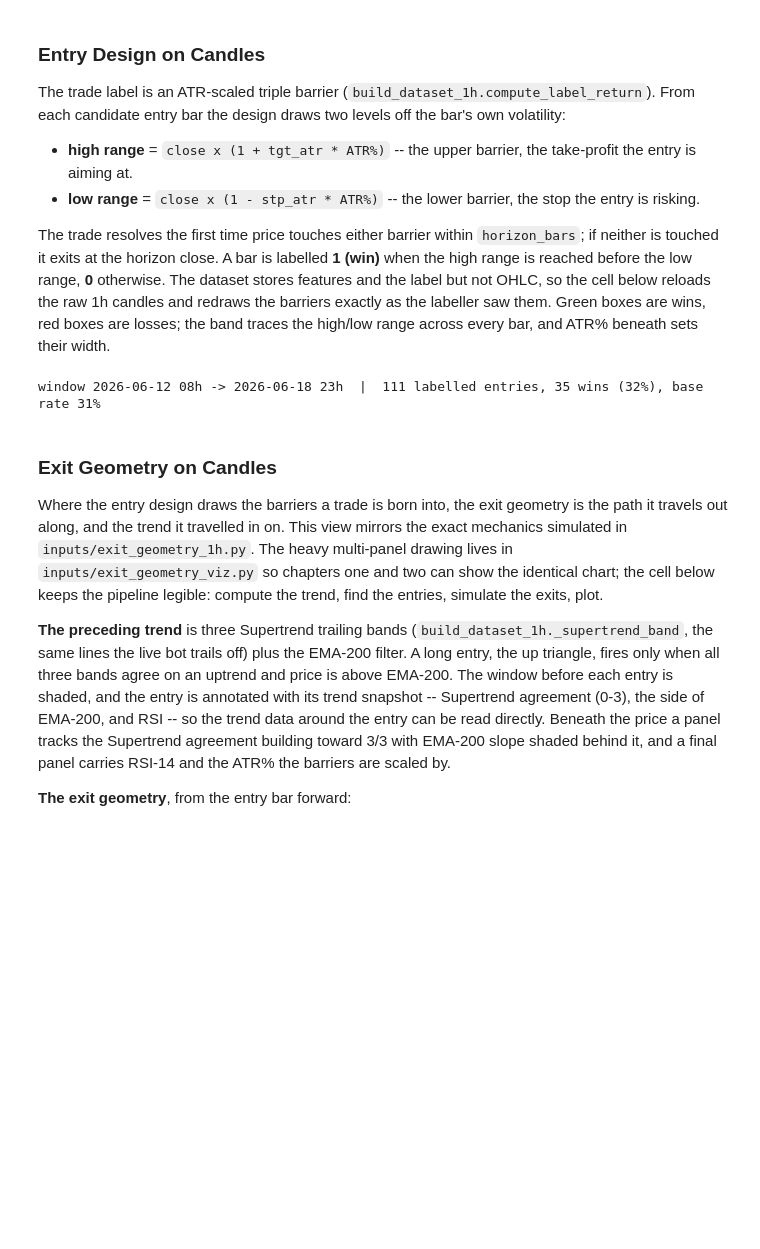
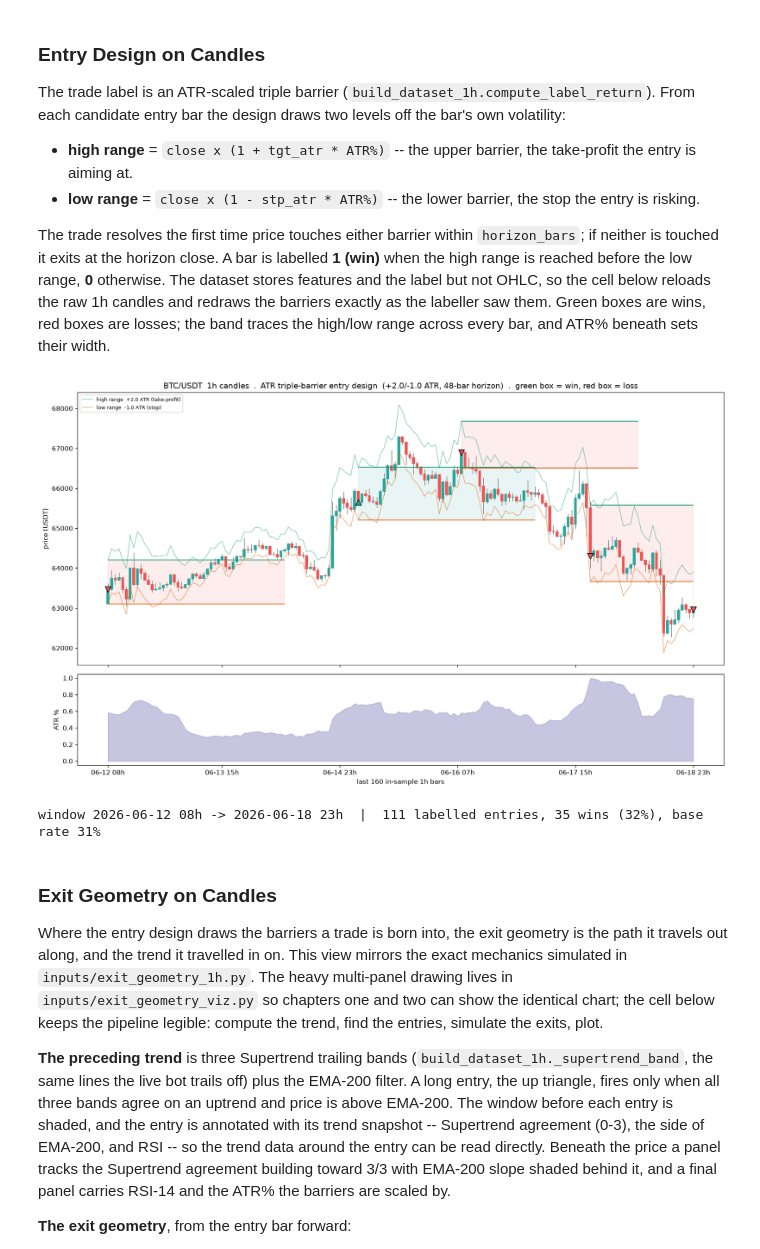
Before and after one commit to seamusrobertmurphy/swing-trader, a Jupyter notebook: 03-trader-execution/03-trader-execution.ipynb, the cells around one changed output. Drawn from its saved outputs; the diff is of its cells as text; code cells hidden in the pictures; blank space fills up the shorter version.

```diff
--- a/03-trader-execution/03-trader-execution.ipynb
+++ b/03-trader-execution/03-trader-execution.ipynb
@@ -608,34 +797,35 @@ if df is not None:
         for k in np.linspace(0, len(ent) - 1, min(N_ENTRIES, len(ent))).astype(int):
             t = ent[k]; c = win["close"].iloc[t]
             tgt, stp = win["hi_range"].iloc[t], win["lo_range"].iloc[t]
             won = win["label"].iloc[t] == 1
             wdt = min(lab["horizon_bars"], len(win) - 1 - t)               # box width = horizon, clipped
             col = "#26a69a" if won else "#ef5350"
             ax1.add_patch(plt.Rectangle((t, stp), wdt, tgt - stp, alpha=0.10, color=col, zorder=0))
             ax1.hlines(tgt, t, t + wdt, color="#1b9e77", lw=1.3, zorder=3)
             ax1.hlines(stp, t, t + wdt, color="#d95f02", lw=1.3, zorder=3)
             ax1.scatter([t], [c], marker="^" if won else "v", s=80, color=col, edgecolor="k", zorder=4)
         ax1.set_title(f"{ENTRY_SYMBOL}  1h candles  .  ATR triple-barrier entry design  "
                       f"(+{lab['tgt_atr']}/-{lab['stp_atr']} ATR, {lab['horizon_bars']}-bar horizon)  "
                       f".  green box = win, red box = loss")
         ax1.set_ylabel("price (USDT)"); ax1.legend(loc="upper left", fontsize=8)
         ax2.fill_between(x, 0, atr.iloc[start:end + 1].values * 100, color="#7570b3", alpha=0.4)
         ax2.set_ylabel("ATR %")
         ticks = np.linspace(0, len(win) - 1, 6).astype(int)
         ax2.set_xticks(ticks)
         ax2.set_xticklabels([f"{win['datetime'].iloc[i]:%m-%d %Hh}" for i in ticks])
         ax2.set_xlabel(f"last {len(win)} in-sample 1h bars")
         fig.tight_layout()
         (OUTPUTS / "PNG").mkdir(parents=True, exist_ok=True)
         fig.savefig(OUTPUTS / "PNG" / "3-entry-design-candles.png", dpi=150)
-        plt.show()
+        show_fig(fig)
         nwin = int(win["label"].eq(1).sum()); ntot = int(win["label"].notna().sum())
         print(f"window {win['datetime'].iloc[0]:%Y-%m-%d %Hh} -> {win['datetime'].iloc[-1]:%Y-%m-%d %Hh}"
               f"  |  {ntot} labelled entries, {nwin} wins ({nwin / max(ntot, 1):.0%}), "
               f"base rate {df.loc[df['symbol'] == ENTRY_SYMBOL, 'label'].mean():.0%}")
 else:
     print("build/load the 1h dataset first (see Import Data).")
 # %% [output]
+[figure, added]
 window 2026-06-12 08h -> 2026-06-18 23h  |  111 labelled entries, 35 wins (32%), base rate 31%
 # %% [markdown]
 ### Exit Geometry on Candles
```
Also changed, not shown: parts of 9 cells of this notebook, 14 other files.
